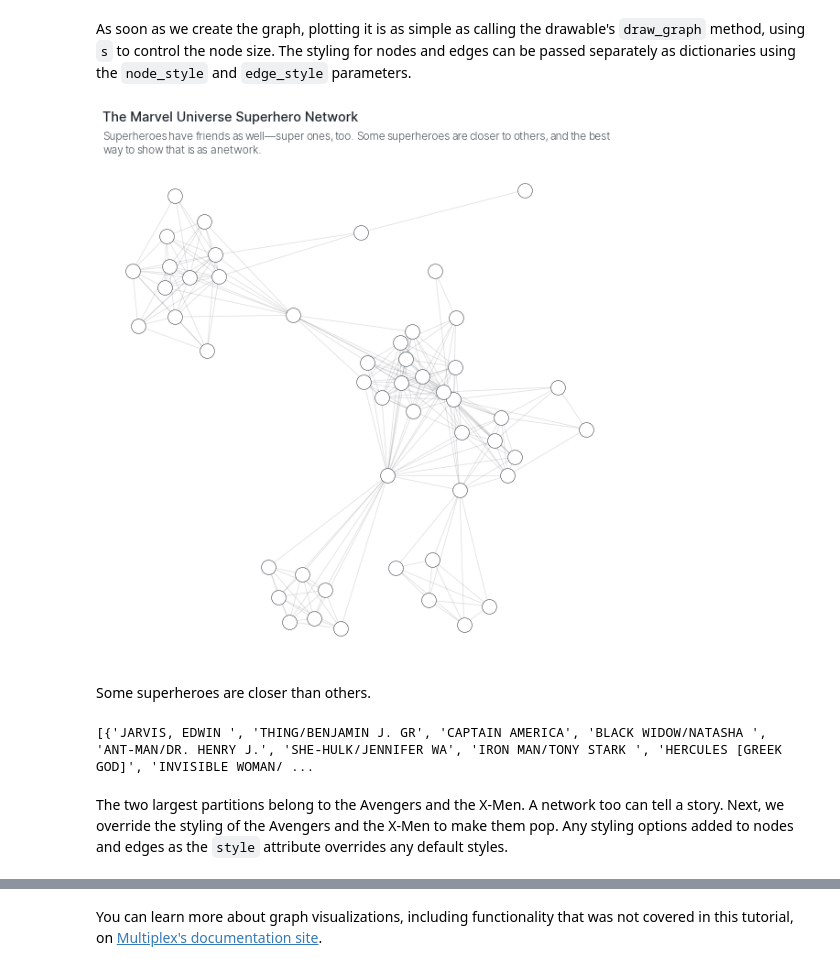
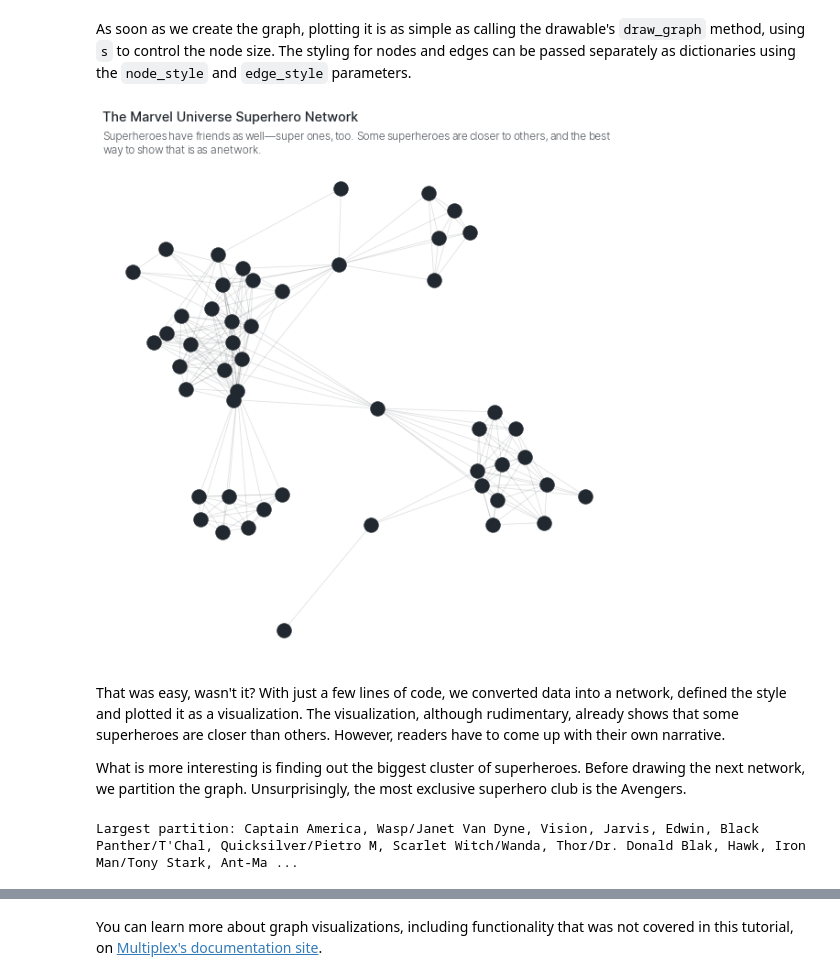
Before and after one commit to NicholasMamo/multiplex-plot, a Jupyter notebook: examples/4. Network Graphs.ipynb, the cells around one changed output, grey strips where cells are left out. Cells and saved outputs as stored; diff of their text form; code cells hidden in the pictures.

```diff
--- a/examples/4. Network Graphs.ipynb
+++ b/examples/4. Network Graphs.ipynb
@@ -69,47 +69,54 @@ As soon as we create the graph, plotting it is as simple as calling the drawable
 # %%
 from multiplex import drawable
 drawable = importlib.reload(drawable)
 
 plt.style.use(os.path.join(sys.path[0], '..', 'styles', "modern.style"))
 
 figure = plt.figure(figsize=(10, 10))
 viz = drawable.Drawable(figure)
-node_style = { 'color': 'C2', 'edgecolor': 'C0', 'linewidth': 0.5, 's': 250 }
+node_style = { 'color': 'C0', 'edgecolor': 'C0', 'linewidth': 0.5, 's': 250 }
 edge_style = { 'color': 'C0', 'linewidth': 0.75, 'alpha': 0.15 }
-nodes, edges = viz.draw_graph(G, k=0.5, seed=12,
-                              node_style=node_style, edge_style=edge_style)
+viz.draw_graph(G, k=0.5, seed=12,
+               node_style=node_style, edge_style=edge_style)
 
 viz.set_title('The Marvel Universe Superhero Network', loc='left')
 viz.set_caption("""Superheroes have friends as well—super ones, too.
                    Some superheroes are closer to others, and the best way to show that is as a network.""")
 plt.show()
 # %% [output]
-[figure, old version]
+[figure, new version]
-# %% [markdown]
-Some superheroes are closer than others.
+# %% [markdown]
+That was easy, wasn't it? With just a few lines of code, we converted data into a network, defined the style and plotted it as a visualization. The visualization, although rudimentary, already shows that some superheroes are closer than others. However, readers have to come up with their own narrative.
+
+What is more interesting is finding out the biggest cluster of superheroes. Before drawing the next network, we partition the graph. Unsurprisingly, the most exclusive superhero club is the Avengers.
 # %%
-def most_central_edge(graph):
+def most_central_edge(G):
     """
     Find the most central edge in the given graph.
 
-    :param graph: The graph on which the algorithm operates.
-    :type graph: :class:`~networkx.Graph`
+    :param G: The graph on which the algorithm operates.
+    :type G: :class:`~networkx.Graph`
 
     :return: The most central edge, made up of the source and edge nodes.
     :rtype: tuple
     """
 
-    centrality = edge_betweenness_centrality(graph)
+    centrality = edge_betweenness_centrality(G)
     return max(centrality, key=centrality.get)
 
 communities = community.girvan_newman(G, most_valuable_edge=most_central_edge)
+"""
+Keep getting communities until there are fewer than the square root of the nodes.
+"""
 partitions = list(next(communities))
-while len(partitions) < len(G.nodes) ** (1/2.):
+while len(partitions) < 20:
     partitions = list(next(communities))
+
+"""
+Filter out singleton partitions.
+"""
 partitions = [ partition for partition in partitions if len(partition) > 1 ]
 partitions = sorted(partitions, key=len, reverse=True)
-print(partitions)
+print(f"Largest partition: { ', '.join(superhero.strip().title() for superhero in partitions[0]) }")
 # %% [output]
-[{'JARVIS, EDWIN ', 'THING/BENJAMIN J. GR', 'CAPTAIN AMERICA', 'BLACK WIDOW/NATASHA ', 'ANT-MAN/DR. HENRY J.', 'SHE-HULK/JENNIFER WA', 'IRON MAN/TONY STARK ', 'HERCULES [GREEK GOD]', 'INVISIBLE WOMAN/ ...
+Largest partition: Captain America, Wasp/Janet Van Dyne, Vision, Jarvis, Edwin, Black Panther/T'Chal, Quicksilver/Pietro M, Scarlet Witch/Wanda, Thor/Dr. Donald Blak, Hawk, Iron Man/Tony Stark, Ant-Ma ...
-# %% [markdown]
-The two largest partitions belong to the Avengers and the X-Men. A network too can tell a story. Next, we override the styling of the Avengers and the X-Men to make them pop. Any styling options added to nodes and edges as the `style` attribute overrides any default styles.
```
Also changed, not shown: parts of 7 cells of this notebook, 2 other files.
